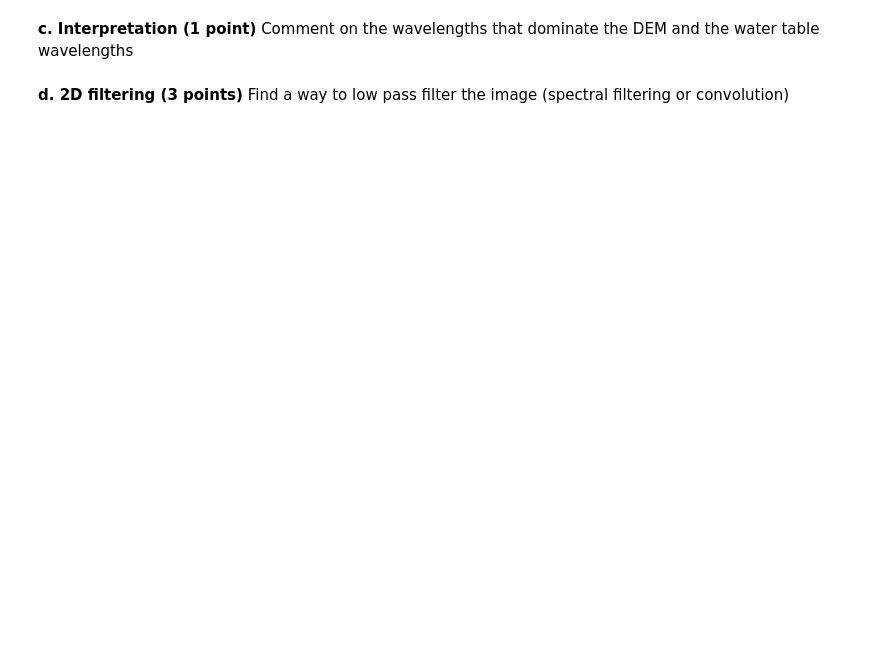
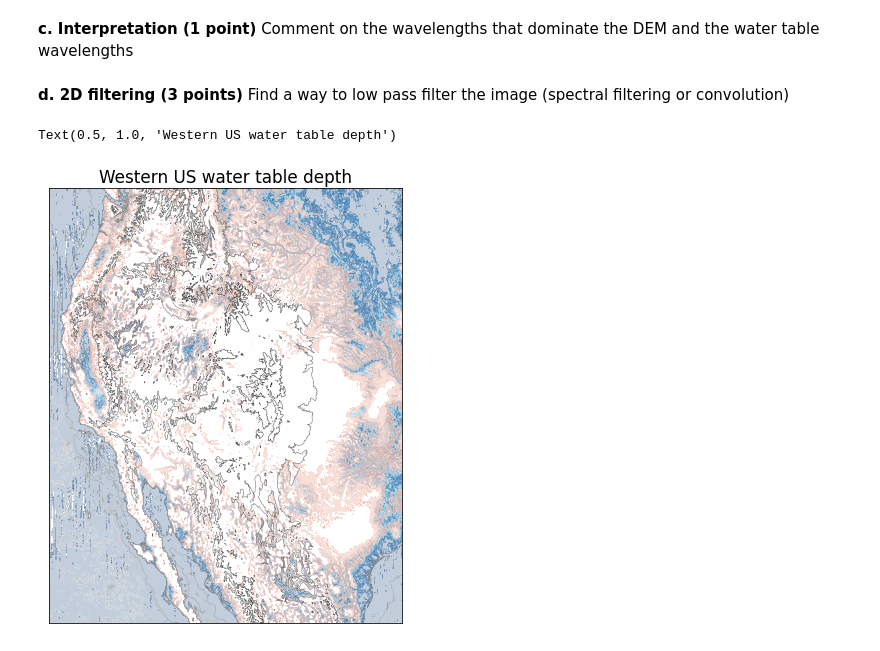
Before and after one commit to UW-ESS-DS/pritam-repo, a Jupyter notebook: hw4_hw5/Homework_4_and_5.ipynb, the cells around one changed output. Cells and saved outputs as stored; diff of their text form; code cells hidden in the pictures; blank space fills up the shorter version.

```diff
--- a/hw4_hw5/Homework_4_and_5.ipynb
+++ b/hw4_hw5/Homework_4_and_5.ipynb
@@ -713,3 +675,24 @@ Comment on the wavelengths that dominate the DEM and the water table wavelengths
 # %% [markdown]
 **d. 2D filtering (3 points)**
 Find a way to low pass filter the image (spectral filtering or convolution)
+# %%
+from scipy import signal
+
+kernel = np.outer(signal.windows.gaussian(10, 1),
+                  signal.windows.gaussian(10, 1))
+blurred_elev = signal.fftconvolve(elevation, kernel, mode='same')
+blurred_WT = signal.fftconvolve(WT, kernel, mode='same')
+
+
+fig = plt.figure(figsize=(11,8))
+ax = fig.add_subplot(111)
+ax.contourf(x, y, blurred_WT,cmap="RdBu_r",levels=[0,10,20,30,40,50,60,70,80,90,100,200],alpha=0.25)
+ax.contour(x, y, blurred_elev,cmap="Greys",linewidths=0.5)
+ax.set_aspect('equal','box')
+ax.set_xlim(-2.6E6,0);
+ax.set_xticks(())
+ax.set_yticks(())
+ax.set_title('Western US water table depth')
+# %% [output]
+Text(0.5, 1.0, 'Western US water table depth')
+[figure, added]
```
Also changed, not shown: parts of 15 cells of this notebook.
